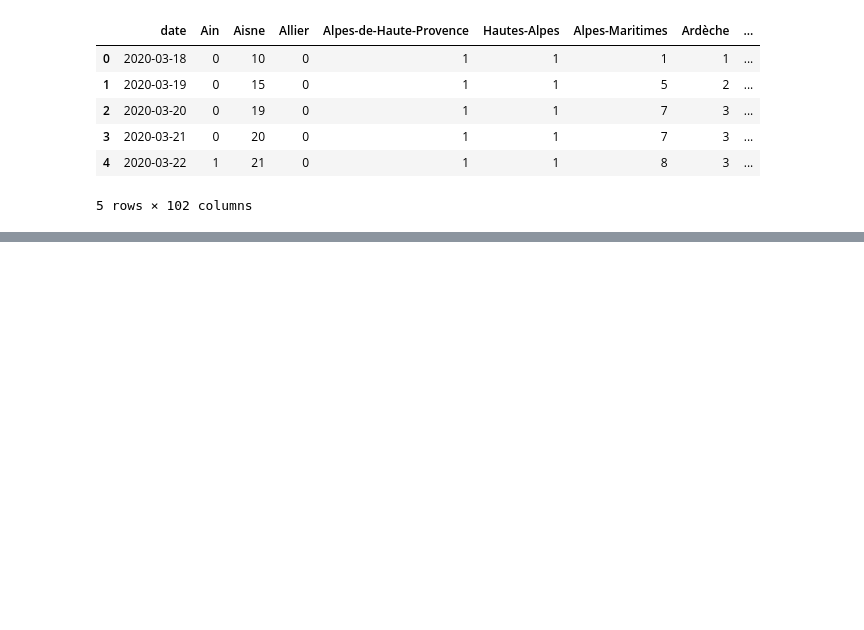
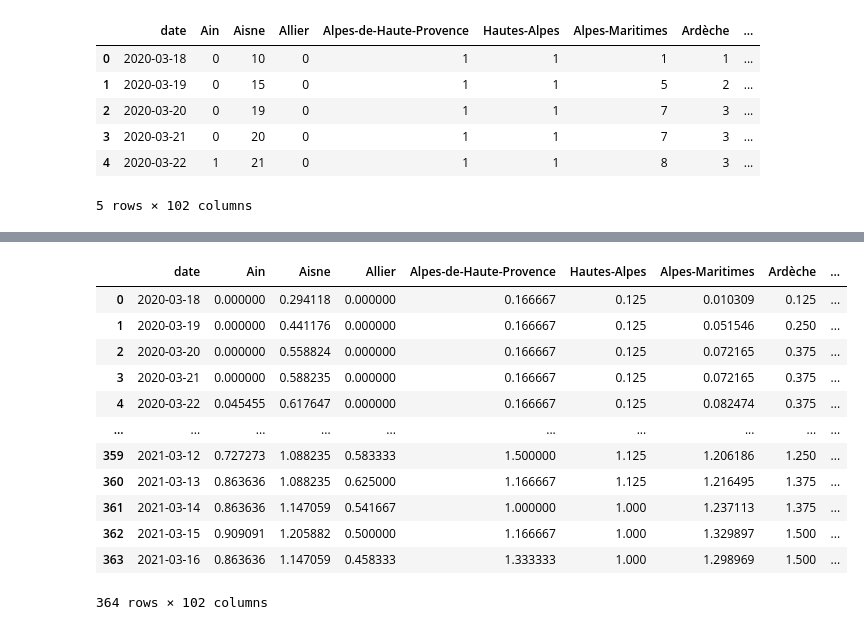
Before and after one commit to jihene-b3/covidviz, a Jupyter notebook: Notebook/rea_all_periods.ipynb, the cells around one changed output, grey strips where cells are left out. Saved outputs shown, nothing was run; the diff lists cells and outputs as text; code cells hidden in the pictures; blank space fills up the shorter version.

```diff
--- a/Notebook/rea_all_periods.ipynb
+++ b/Notebook/rea_all_periods.ipynb
@@ -175,0 +280,5 @@ rea_regions('Occitanie')
+# %%
+beds_in_rea_reg = beds_in_rea_reg.set_index('Région')
+# %%
+beds_in_rea_dep = beds_in_rea_dep.drop(['NUM_DEP'], 1)
+beds_in_rea_dep = beds_in_rea_dep.set_index('DEP')
@@ -175,0 +302,13 @@ rea_regions('Occitanie')
+# %%
+rea_reg_prop = rea_region_tot.drop(['Total'],1)
+rea_reg_prop
+
+for col in Regions :
+    for row in range(len(rea_reg_prop)) :
+        rea_reg_prop.loc[row, f'{col}'] = rea_reg_prop.loc[row, f'{col}']/int(beds_in_rea_reg.loc[f'{col}','Nombre de lits'])
+# %%
+rea_dep_prop = rea_all_nom.copy()
+
+for col in beds_in_rea_dep.index :
+    for row in range(len(rea_dep_prop)) :
+        rea_dep_prop.loc[row, f'{col}'] = rea_dep_prop.loc[row, f'{col}']/int(beds_in_rea_dep.loc[f'{col}','Lits rea dispo'])
@@ -175,0 +331,16 @@ rea_regions('Occitanie')
+# %%
+rea_dep_prop
+# %% [output]
+|  | date | Ain | Aisne | Allier | Alpes-de-Haute-Provence | Hautes-Alpes | Alpes-Maritimes | Ardèche | ... |
+| 0 | 2020-03-18 | 0.000000 | 0.294118 | 0.000000 | 0.166667 | 0.125 | 0.010309 | 0.125 | ... |
+| 1 | 2020-03-19 | 0.000000 | 0.441176 | 0.000000 | 0.166667 | 0.125 | 0.051546 | 0.250 | ... |
+| 2 | 2020-03-20 | 0.000000 | 0.558824 | 0.000000 | 0.166667 | 0.125 | 0.072165 | 0.375 | ... |
+| 3 | 2020-03-21 | 0.000000 | 0.588235 | 0.000000 | 0.166667 | 0.125 | 0.072165 | 0.375 | ... |
+| 4 | 2020-03-22 | 0.045455 | 0.617647 | 0.000000 | 0.166667 | 0.125 | 0.082474 | 0.375 | ... |
+| ... | ... | ... | ... | ... | ... | ... | ... | ... | ... |
+| 359 | 2021-03-12 | 0.727273 | 1.088235 | 0.583333 | 1.500000 | 1.125 | 1.206186 | 1.250 | ... |
+| 360 | 2021-03-13 | 0.863636 | 1.088235 | 0.625000 | 1.166667 | 1.125 | 1.216495 | 1.375 | ... |
+| 361 | 2021-03-14 | 0.863636 | 1.147059 | 0.541667 | 1.000000 | 1.000 | 1.237113 | 1.375 | ... |
+| 362 | 2021-03-15 | 0.909091 | 1.205882 | 0.500000 | 1.166667 | 1.000 | 1.329897 | 1.500 | ... |
+| 363 | 2021-03-16 | 0.863636 | 1.147059 | 0.458333 | 1.333333 | 1.000 | 1.298969 | 1.500 | ... |
+364 rows × 102 columns
```
Also changed, not shown: parts of 22 cells of this notebook, 9 other files.
